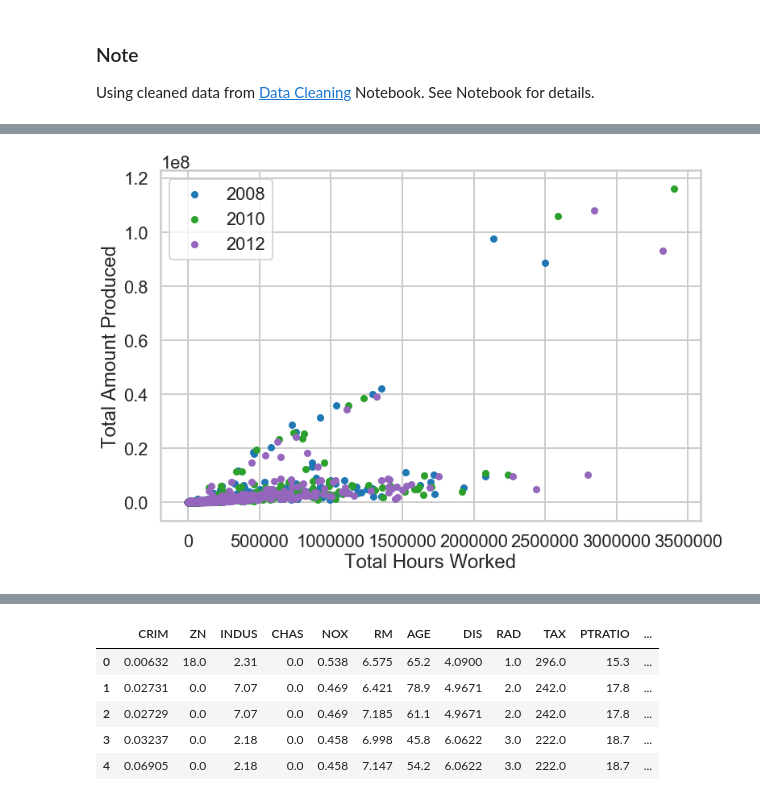
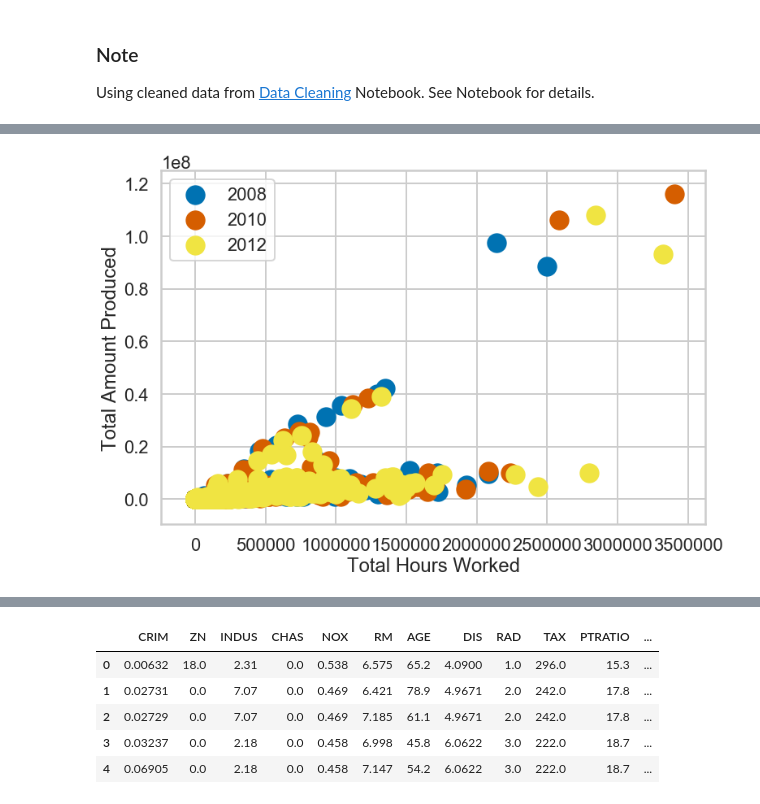
Before and after one commit to jbwhit/jupyter-tips-and-tricks, a Jupyter notebook: notebooks/06-Advanced-Visualization.ipynb, the cells around one changed output, grey strips where cells are left out. Cells and saved outputs as stored; diff of their text form; code cells hidden in the pictures.

```diff
--- a/notebooks/06-Advanced-Visualization.ipynb
+++ b/notebooks/06-Advanced-Visualization.ipynb
@@ -53,17 +93,17 @@ color_dict
 # %%
 for year in sorted(df.Year.unique()[[0, 2, -1]]):
     plt.scatter(df[df.Year == year].Labor_Hours,
                 df[df.Year == year].Production_short_tons,
-                c=color_dict[year],
-                s=50,
+                c=np.c_[color_dict[year]],
+                s=500,
                 label=year,
                )
 plt.xlabel("Total Hours Worked")
 plt.ylabel("Total Amount Produced")
 plt.legend()
 plt.savefig("../ex1.png")
 # %% [output]
-[figure, old version]
+[figure, new version]
 # %%
 plt.style.available
 # %% [output]
```
Also changed, not shown: parts of 18 cells of this notebook, 10 other files.
